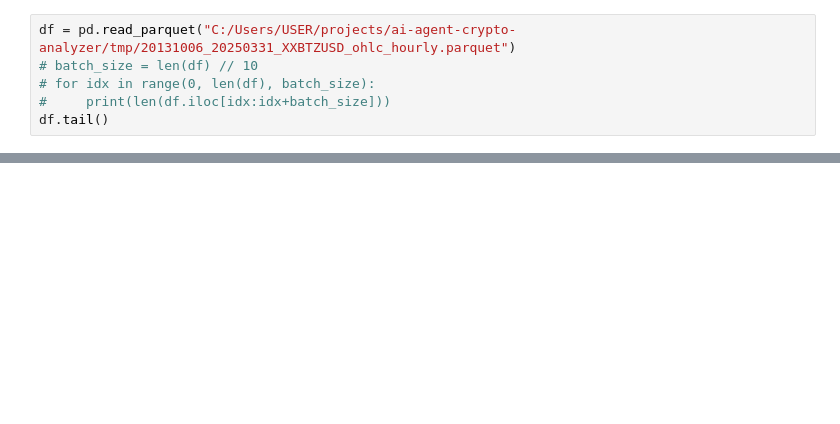
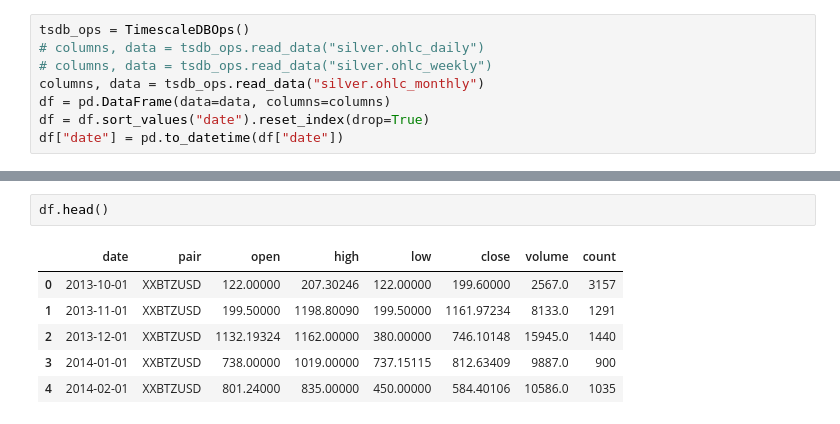
Before and after one commit to marcellinus-witarsah/llm-crypto-technical-analyzer-app, a Jupyter notebook: notebooks/playground.ipynb, the cells around one changed output, grey strips where cells are left out. Cells and saved outputs as stored; diff of their text form; blank space fills up the shorter version.

```diff
--- a/notebooks/playground.ipynb
+++ b/notebooks/playground.ipynb
@@ -3,7 +4,9 @@ import pandas as pd
 # %%
-df = pd.read_parquet("C:/Users/USER/projects/ai-agent-crypto-analyzer/tmp/20131006_20250331_XXBTZUSD_ohlc_hourly.parquet")
-# batch_size = len(df) // 10
-# for idx in range(0, len(df), batch_size):
-#     print(len(df.iloc[idx:idx+batch_size]))
-df.tail()
+tsdb_ops = TimescaleDBOps()
+# columns, data = tsdb_ops.read_data("silver.ohlc_daily")
+# columns, data = tsdb_ops.read_data("silver.ohlc_weekly")
+columns, data = tsdb_ops.read_data("silver.ohlc_monthly")
+df = pd.DataFrame(data=data, columns=columns)
+df = df.sort_values("date").reset_index(drop=True)
+df["date"] = pd.to_datetime(df["date"])
 # %% [output]
@@ -15,0 +14,9 @@ df.tail()
+# %%
+df.head()
+# %% [output]
+|  | date | pair | open | high | low | close | volume | count |
+| 0 | 2013-10-01 | XXBTZUSD | 122.00000 | 207.30246 | 122.00000 | 199.60000 | 2567.0 | 3157 |
+| 1 | 2013-11-01 | XXBTZUSD | 199.50000 | 1198.80090 | 199.50000 | 1161.97234 | 8133.0 | 1291 |
+| 2 | 2013-12-01 | XXBTZUSD | 1132.19324 | 1162.00000 | 380.00000 | 746.10148 | 15945.0 | 1440 |
+| 3 | 2014-01-01 | XXBTZUSD | 738.00000 | 1019.00000 | 737.15115 | 812.63409 | 9887.0 | 900 |
+| 4 | 2014-02-01 | XXBTZUSD | 801.24000 | 835.00000 | 450.00000 | 584.40106 | 10586.0 | 1035 |
```
Also changed, not shown: parts of 9 cells of this notebook, 3 other files.
